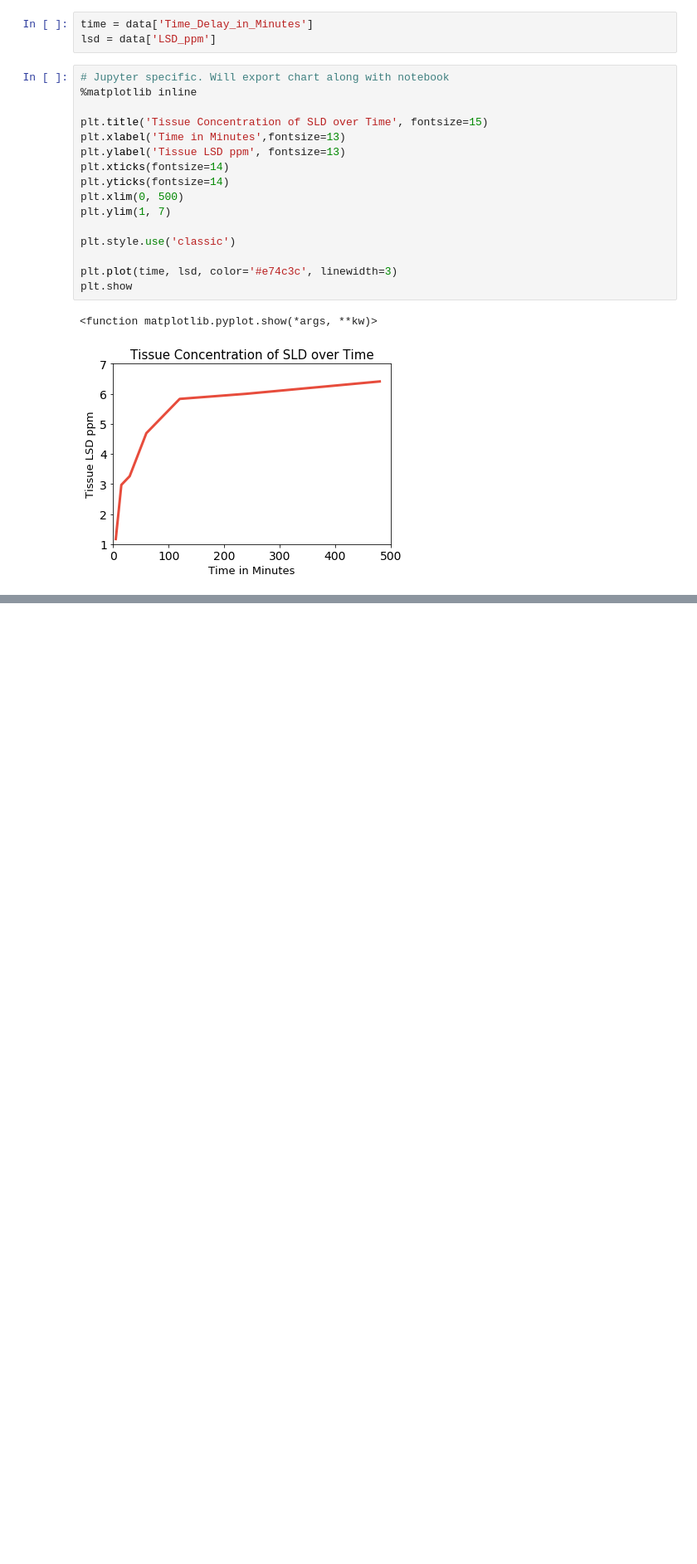
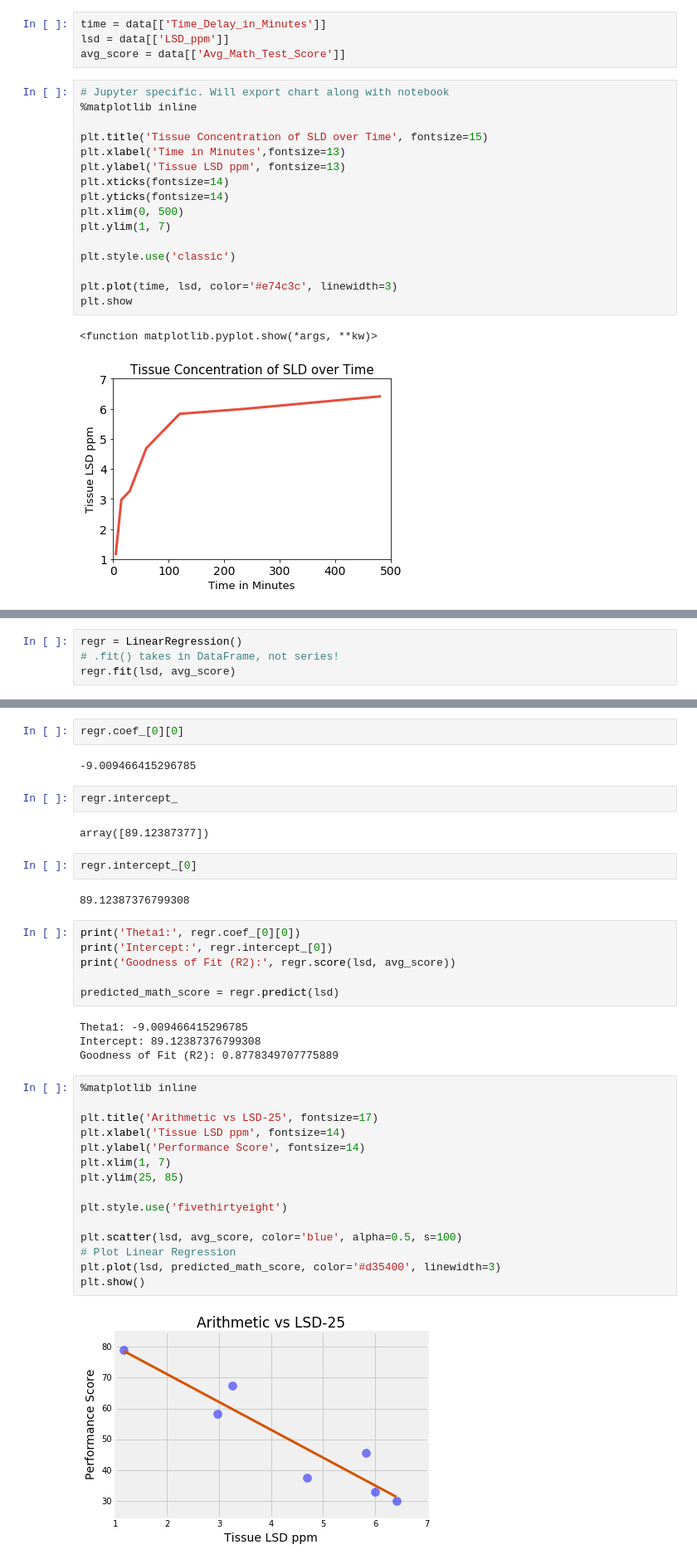
Before and after one commit to anandb7248/Data_Science_and_Machine_Learning_Bootcamp, a Jupyter notebook: 3-Python_Programming_for_Data_Science_Machine_Learning/Python Intro.ipynb, the cells around one changed output, grey strips where cells are left out. Shown at 83% size. Drawn from its saved outputs; the diff is of its cells as text; blank space fills up the shorter version.

Commit message:
complete Working with Python Objects to Analyse Data video

```diff
--- a/3-Python_Programming_for_Data_Science_Machine_Learning/Python Intro.ipynb
+++ b/3-Python_Programming_for_Data_Science_Machine_Learning/Python Intro.ipynb
@@ -297,8 +297,9 @@ data
 | 5 | 240 | 6.00 | 32.92 |
 | 6 | 480 | 6.41 | 29.97 |
 # %%
-time = data['Time_Delay_in_Minutes']
-lsd = data['LSD_ppm']
+time = data[['Time_Delay_in_Minutes']]
+lsd = data[['LSD_ppm']]
+avg_score = data[['Avg_Math_Test_Score']]
 # %%
 # Jupyter specific. Will export chart along with notebook
 %matplotlib inline
@@ -320,0 +324,4 @@ plt.show
+# %%
+regr = LinearRegression()
+# .fit() takes in DataFrame, not series!
+regr.fit(lsd, avg_score)
@@ -320,0 +339,39 @@ plt.show
+# %%
+regr.coef_[0][0]
+# %% [output]
+-9.009466415296785
+# %%
+regr.intercept_
+# %% [output]
+array([89.12387377])
+# %%
+regr.intercept_[0]
+# %% [output]
+89.12387376799308
+# %%
+print('Theta1:', regr.coef_[0][0])
+print('Intercept:', regr.intercept_[0])
+print('Goodness of Fit (R2):', regr.score(lsd, avg_score))
+
+predicted_math_score = regr.predict(lsd)
+# %% [output]
+Theta1: -9.009466415296785
+Intercept: 89.12387376799308
+Goodness of Fit (R2): 0.8778349707775889
+# %%
+%matplotlib inline
+
+plt.title('Arithmetic vs LSD-25', fontsize=17)
+plt.xlabel('Tissue LSD ppm', fontsize=14)
+plt.ylabel('Performance Score', fontsize=14)
+plt.xlim(1, 7)
+plt.ylim(25, 85)
+
+plt.style.use('fivethirtyeight')
+
+plt.scatter(lsd, avg_score, color='blue', alpha=0.5, s=100)
+# Plot Linear Regression
+plt.plot(lsd, predicted_math_score, color='#d35400', linewidth=3)
+plt.show()
+# %% [output]
+[figure, added]
```
Also changed, not shown: parts of 4 cells of this notebook.
